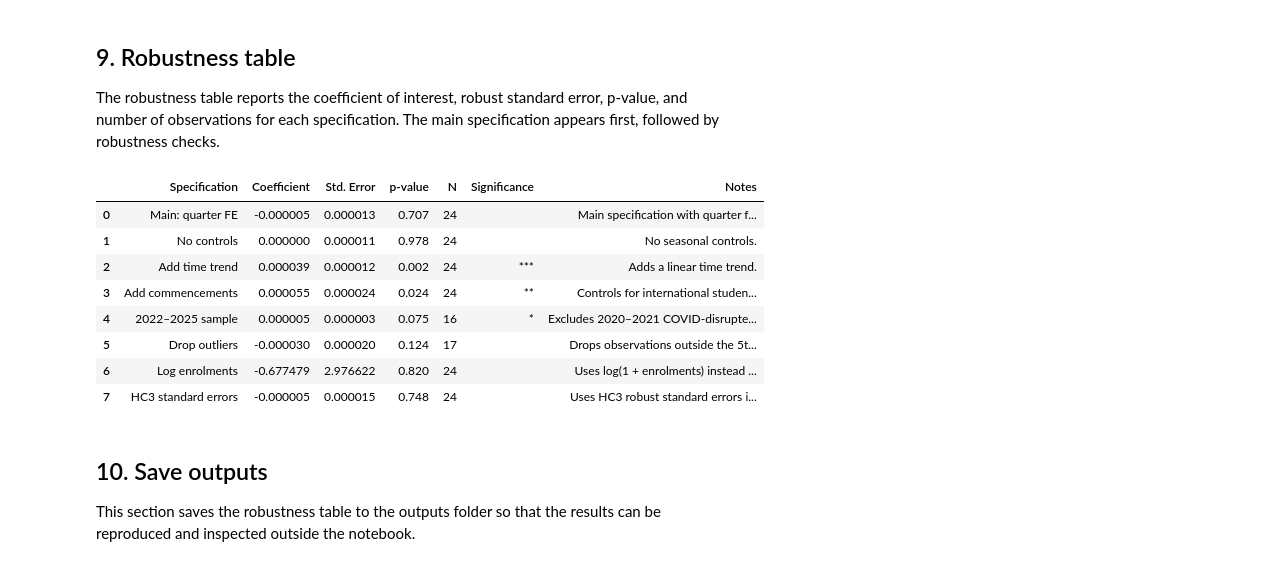
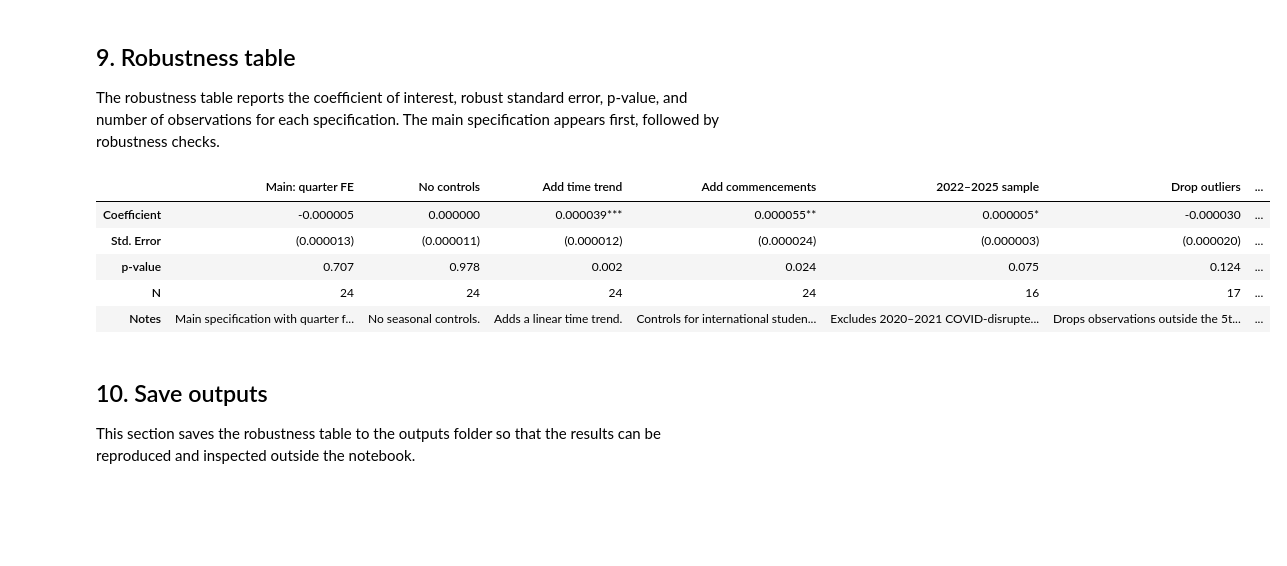
Before and after one commit to qdin0003/ECC3479-project, a Jupyter notebook: code/robustness_analysis.ipynb, the cells around one changed output. Saved outputs shown, nothing was run; the diff lists cells and outputs as text; code cells hidden in the pictures; blank space fills up the shorter version.

Commit message:
Fix reproducibility documentation and robustness table

```diff
--- a/code/robustness_analysis.ipynb
+++ b/code/robustness_analysis.ipynb
@@ -394,41 +394,31 @@ Robustness specifications estimated successfully.
 
 The robustness table reports the coefficient of interest, robust standard error, p-value, and number of observations for each specification. The main specification appears first, followed by robustness checks.
 # %%
-rows = []
+rows = {}
 
 for spec_name, item in models.items():
     model = item["model"]
     variable = item["variable"]
     result = extract_model_result(model, variable)
 
-    rows.append({
-        "Specification": spec_name,
-        "Coefficient": result["coef"],
-        "Std. Error": result["se"],
-        "p-value": result["pval"],
+    rows[spec_name] = {
+        "Coefficient": f"{result['coef']:.6f}{result['stars']}",
+        "Std. Error": f"({result['se']:.6f})",
+        "p-value": f"{result['pval']:.3f}",
         "N": result["nobs"],
-        "Significance": result["stars"],
         "Notes": item["note"]
-    })
+    }
 
 robustness_table = pd.DataFrame(rows)
 
-display_table = robustness_table.copy()
-display_table["Coefficient"] = display_table["Coefficient"].map(lambda x: f"{x:.6f}")
-display_table["Std. Error"] = display_table["Std. Error"].map(lambda x: f"{x:.6f}")
-display_table["p-value"] = display_table["p-value"].map(lambda x: f"{x:.3f}")
-
-display(display_table)
+display(robustness_table)
 # %% [output]
-|  | Specification | Coefficient | Std. Error | p-value | N | Significance | Notes |
-| 0 | Main: quarter FE | -0.000005 | 0.000013 | 0.707 | 24 |  | Main specification with quarter f... |
-| 1 | No controls | 0.000000 | 0.000011 | 0.978 | 24 |  | No seasonal controls. |
-| 2 | Add time trend | 0.000039 | 0.000012 | 0.002 | 24 | *** | Adds a linear time trend. |
-| 3 | Add commencements | 0.000055 | 0.000024 | 0.024 | 24 | ** | Controls for international studen... |
-| 4 | 2022–2025 sample | 0.000005 | 0.000003 | 0.075 | 16 | * | Excludes 2020–2021 COVID-disrupte... |
-| 5 | Drop outliers | -0.000030 | 0.000020 | 0.124 | 17 |  | Drops observations outside the 5t... |
-| 6 | Log enrolments | -0.677479 | 2.976622 | 0.820 | 24 |  | Uses log(1 + enrolments) instead ... |
-| 7 | HC3 standard errors | -0.000005 | 0.000015 | 0.748 | 24 |  | Uses HC3 robust standard errors i... |
+|  | Main: quarter FE | No controls | Add time trend | Add commencements | 2022–2025 sample | Drop outliers | ... |
+| Coefficient | -0.000005 | 0.000000 | 0.000039*** | 0.000055** | 0.000005* | -0.000030 | ... |
+| Std. Error | (0.000013) | (0.000011) | (0.000012) | (0.000024) | (0.000003) | (0.000020) | ... |
+| p-value | 0.707 | 0.978 | 0.002 | 0.024 | 0.075 | 0.124 | ... |
+| N | 24 | 24 | 24 | 24 | 16 | 17 | ... |
+| Notes | Main specification with quarter f... | No seasonal controls. | Adds a linear time trend. | Controls for international studen... | Excludes 2020–2021 COVID-disrupte... | Drops observations outside the 5t... | ... |
 # %% [markdown]
 ## 10. Save outputs
 
```
Also changed, not shown: parts of 1 cell of this notebook, 6 other files.
